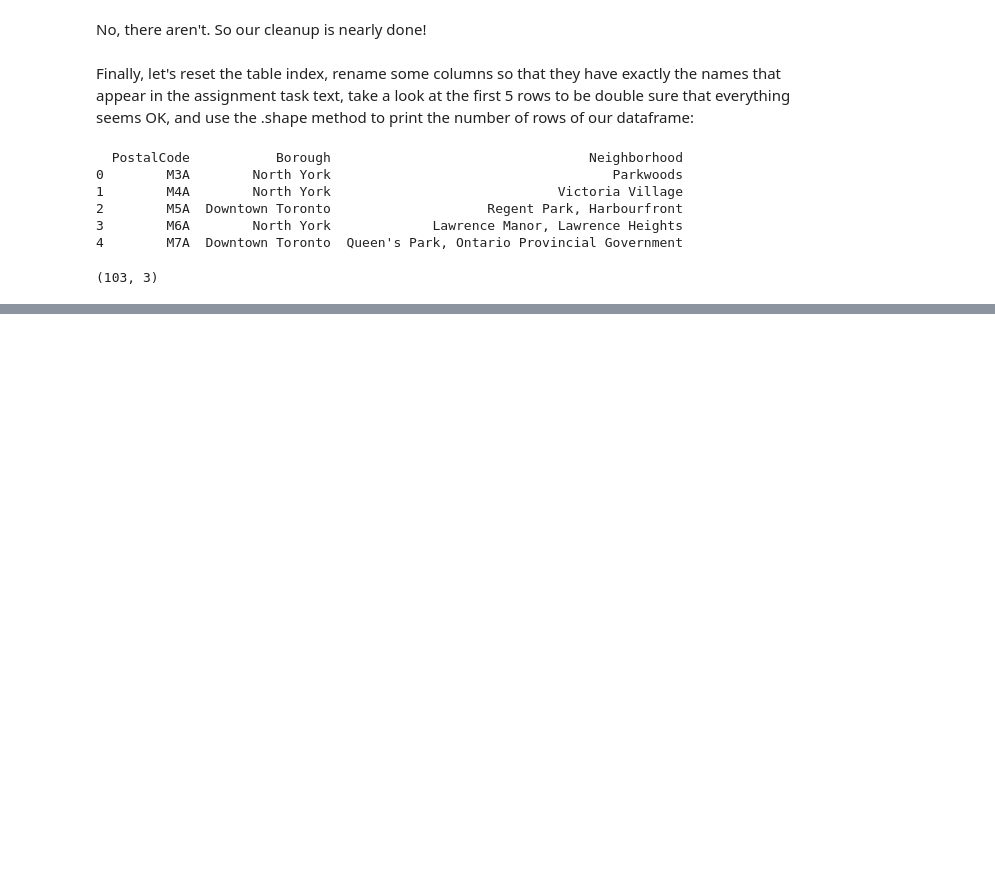
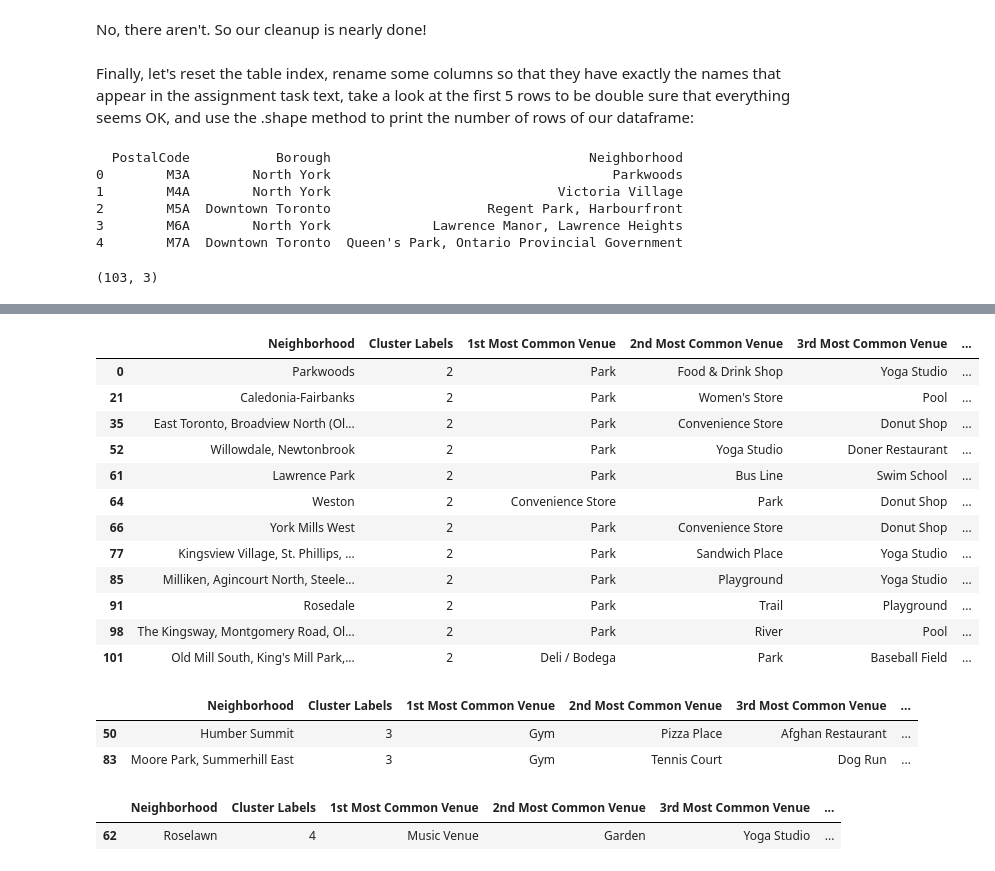
Before and after one commit to eduardodelpeloso/Coursera_Capstone, a Jupyter notebook: Coursera_Capstone_Notebook.ipynb, the cells around one changed output, grey strips where cells are left out. Drawn from its saved outputs; the diff is of its cells as text; code cells hidden in the pictures; blank space fills up the shorter version.

```diff
--- a/Coursera_Capstone_Notebook.ipynb
+++ b/Coursera_Capstone_Notebook.ipynb
@@ -83,0 +426,27 @@ nonnull_data.shape
+# %%
+toronto_merged.loc[toronto_merged['Cluster Labels'] == 2, toronto_merged.columns[[2] + list(range(5, toronto_merged.shape[1]))]]
+# %% [output]
+|  | Neighborhood | Cluster Labels | 1st Most Common Venue | 2nd Most Common Venue | 3rd Most Common Venue | ... |
+| 0 | Parkwoods | 2 | Park | Food & Drink Shop | Yoga Studio | ... |
+| 21 | Caledonia-Fairbanks | 2 | Park | Women's Store | Pool | ... |
+| 35 | East Toronto, Broadview North (Ol... | 2 | Park | Convenience Store | Donut Shop | ... |
+| 52 | Willowdale, Newtonbrook | 2 | Park | Yoga Studio | Doner Restaurant | ... |
+| 61 | Lawrence Park | 2 | Park | Bus Line | Swim School | ... |
+| 64 | Weston | 2 | Convenience Store | Park | Donut Shop | ... |
+| 66 | York Mills West | 2 | Park | Convenience Store | Donut Shop | ... |
+| 77 | Kingsview Village, St. Phillips, ... | 2 | Park | Sandwich Place | Yoga Studio | ... |
+| 85 | Milliken, Agincourt North, Steele... | 2 | Park | Playground | Yoga Studio | ... |
+| 91 | Rosedale | 2 | Park | Trail | Playground | ... |
+| 98 | The Kingsway, Montgomery Road, Ol... | 2 | Park | River | Pool | ... |
+| 101 | Old Mill South, King's Mill Park,... | 2 | Deli / Bodega | Park | Baseball Field | ... |
+# %%
+toronto_merged.loc[toronto_merged['Cluster Labels'] == 3, toronto_merged.columns[[2] + list(range(5, toronto_merged.shape[1]))]]
+# %% [output]
+|  | Neighborhood | Cluster Labels | 1st Most Common Venue | 2nd Most Common Venue | 3rd Most Common Venue | ... |
+| 50 | Humber Summit | 3 | Gym | Pizza Place | Afghan Restaurant | ... |
+| 83 | Moore Park, Summerhill East | 3 | Gym | Tennis Court | Dog Run | ... |
+# %%
+toronto_merged.loc[toronto_merged['Cluster Labels'] == 4, toronto_merged.columns[[2] + list(range(5, toronto_merged.shape[1]))]]
+# %% [output]
+|  | Neighborhood | Cluster Labels | 1st Most Common Venue | 2nd Most Common Venue | 3rd Most Common Venue | ... |
+| 62 | Roselawn | 4 | Music Venue | Garden | Yoga Studio | ... |
```
Also changed, not shown: parts of 41 cells of this notebook.
